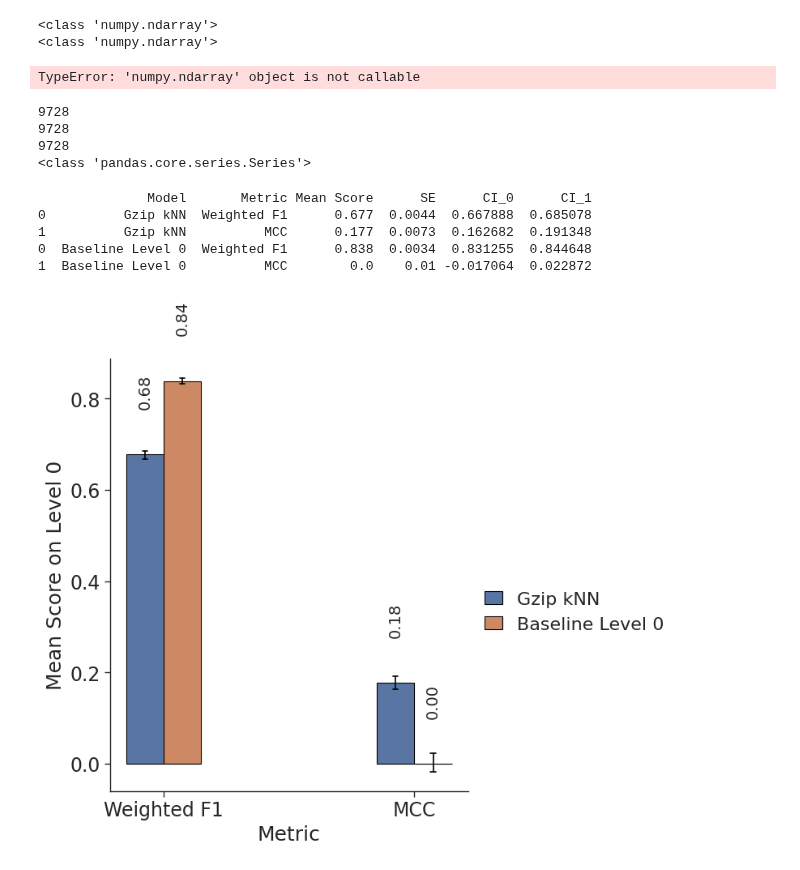
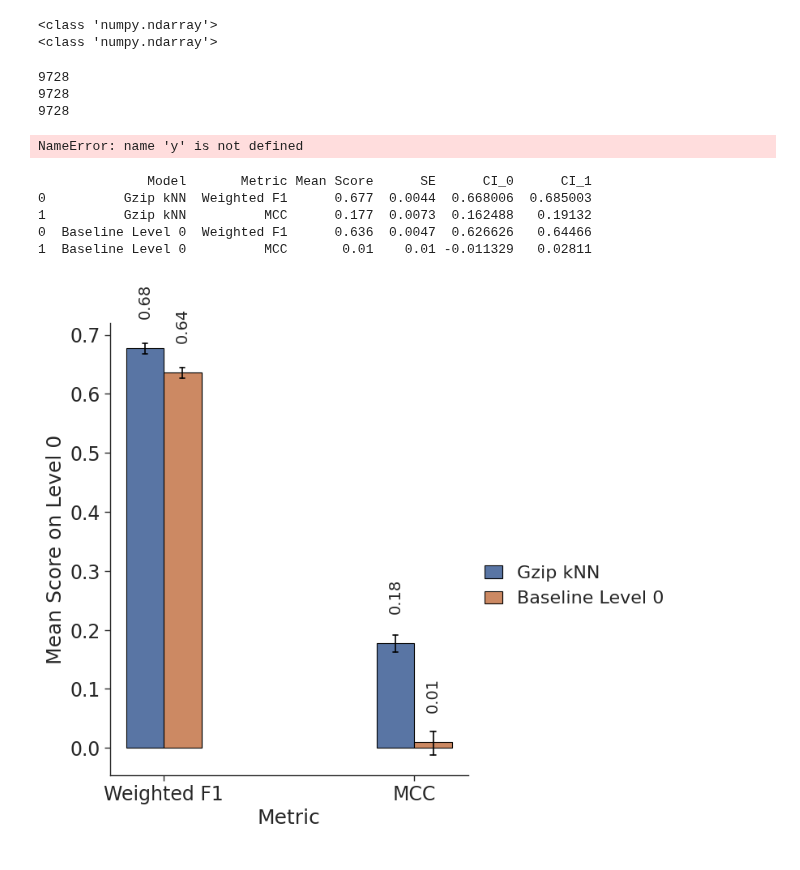
Before and after one commit to github4touchdouble/nnet-enzyme, a Jupyter notebook: knn_gzip/gzip_knn.ipynb, the cells around one changed output. Saved outputs shown, nothing was run; the diff lists cells and outputs as text; code cells hidden in the pictures.

```diff
--- a/knn_gzip/gzip_knn.ipynb
+++ b/knn_gzip/gzip_knn.ipynb
@@ -792,25 +792,23 @@ with open("/home/malte/01_Documents/Temp/results_malte/y_pred.txt") as file:
 
 with open("/home/malte/01_Documents/Temp/results_malte/y_test.txt") as file:
     y_true_gzip = np.array([int(line.strip()) for line in file])
+
+r_predictions = [random.choices([0,1]) for _ in range(len(y_true_gzip))]
-# %% [output]
-TypeError: 'numpy.ndarray' object is not callable
 # %%
-print(len(random_baseline_level_0_pred))
+print(len(r_predictions))
 print(len(y_pred_gzip))
 print(len(y_true_gzip))
-
-print(type(y))
 # %% [output]
 9728
 9728
 9728
-<class 'pandas.core.series.Series'>
+NameError: name 'y' is not defined
 # %%
-plot_bootstrapped_score(y_trues=[y_true_gzip, np.array(y)], y_preds=[y_pred_gzip, random_baseline_level_0_pred], scoring_funcs=[calculate_weighted_f1, calculate_mcc_score], model_names=["Gzip kNN", "Baseline Level 0"], level=0)
+plot_bootstrapped_score(y_trues=[y_true_gzip, np.array(y)], y_preds=[y_pred_gzip, np.array(r_predictions)], scoring_funcs=[calculate_weighted_f1, calculate_mcc_score], model_names=["Gzip kNN", "Baseline Level 0"], level=0)
 # %% [output]
               Model       Metric Mean Score      SE      CI_0      CI_1
-0          Gzip kNN  Weighted F1      0.677  0.0044  0.667888  0.685078
-1          Gzip kNN          MCC      0.177  0.0073  0.162682  0.191348
-0  Baseline Level 0  Weighted F1      0.838  0.0034  0.831255  0.844648
-1  Baseline Level 0          MCC        0.0    0.01 -0.017064  0.022872
+0          Gzip kNN  Weighted F1      0.677  0.0044  0.668006  0.685003
+1          Gzip kNN          MCC      0.177  0.0073  0.162488   0.19132
+0  Baseline Level 0  Weighted F1      0.636  0.0047  0.626626   0.64466
+1  Baseline Level 0          MCC       0.01    0.01 -0.011329   0.02811
-[figure, old version]
+[figure, new version]
```
Also changed, not shown: 2 other files.
